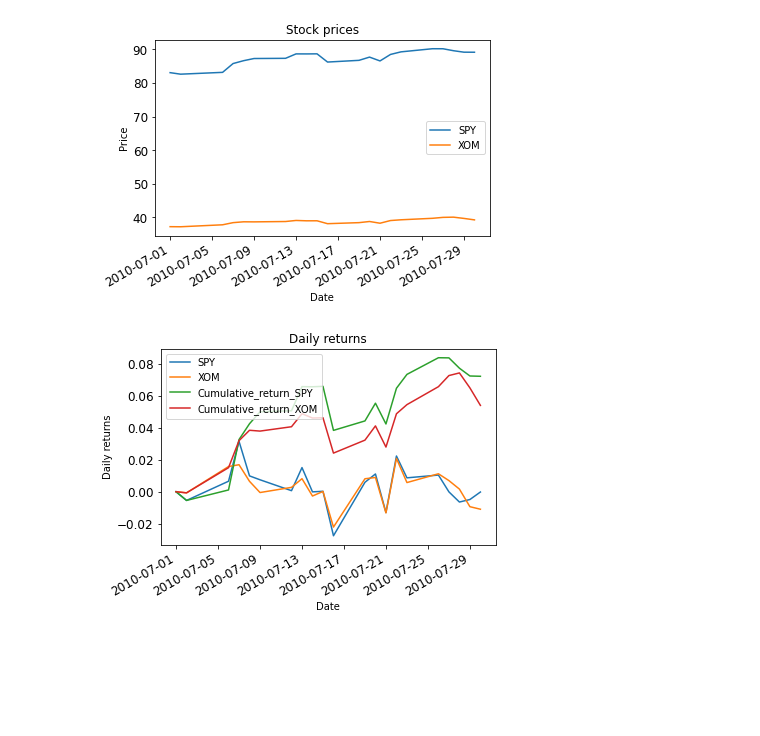
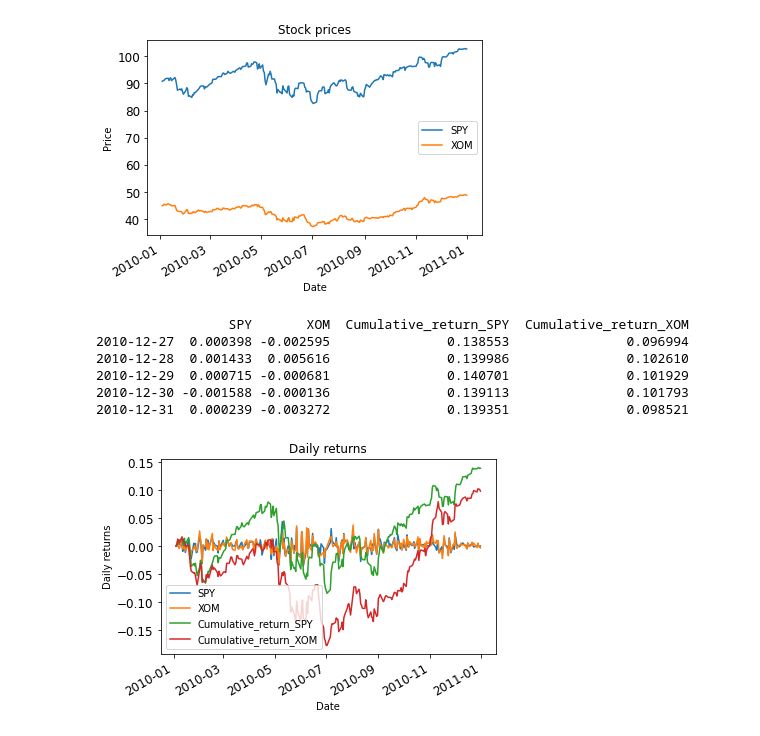
Before and after one commit to fercanepari/t81_558_deep_learning, a Jupyter notebook: Udacity - Machine learning for trading/Reading plotting stock data/DailyReturns.ipynb, the cells around one changed output. Drawn from its saved outputs; the diff is of its cells as text; code cells hidden in the pictures; blank space fills up the shorter version.

```diff
--- a/Udacity - Machine learning for trading/Reading plotting stock data/DailyReturns.ipynb
+++ b/Udacity - Machine learning for trading/Reading plotting stock data/DailyReturns.ipynb
@@ -37,34 +37,41 @@ def plot_data(df, title="Stock prices", xlabel="Date", ylabel="Price"):
 
 
 def compute_daily_returns(df):
     """Compute and return the daily return values."""
     # TODO: Your code here
     # Note: Returned DataFrame must have the same number of rows
     daily_returns = df.copy()
+    df.fillna(method='ffill', inplace=True)
     daily_returns[1:] = (df[1:] / df[:-1].values) -1
     daily_returns.iloc[0, :] = 0
 
     #print(daily_returns.head())
     daily_returns['Cumulative_return_SPY'] = np.cumsum(daily_returns['SPY'])
     daily_returns['Cumulative_return_XOM'] = np.cumsum(daily_returns['XOM'])
-    #print(daily_returns.head())
+    print(daily_returns.tail())
     return daily_returns
 
 
 def test_run():
     # Read data
-    dates = pd.date_range('2010-07-01', '2010-07-31')  # one month only
+    dates = pd.date_range('2010-01-01', '2010-12-31')  # one month only
     symbols = ['SPY','XOM']
     df = get_data(symbols, dates)
     plot_data(df)
 
     # Compute daily returns
     daily_returns = compute_daily_returns(df)
     plot_data(daily_returns, title="Daily returns", ylabel="Daily returns")
 
 
 if __name__ == "__main__":
     test_run()
 # %% [output]
-[figure, old version]
+[figure, new version]
+                 SPY       XOM  Cumulative_return_SPY  Cumulative_return_XOM
+2010-12-27  0.000398 -0.002595               0.138553               0.096994
+2010-12-28  0.001433  0.005616               0.139986               0.102610
+2010-12-29  0.000715 -0.000681               0.140701               0.101929
+2010-12-30 -0.001588 -0.000136               0.139113               0.101793
+2010-12-31  0.000239 -0.003272               0.139351               0.098521
-[figure, old version]
+[figure, new version]
```
Also changed, not shown: 2 other files.
